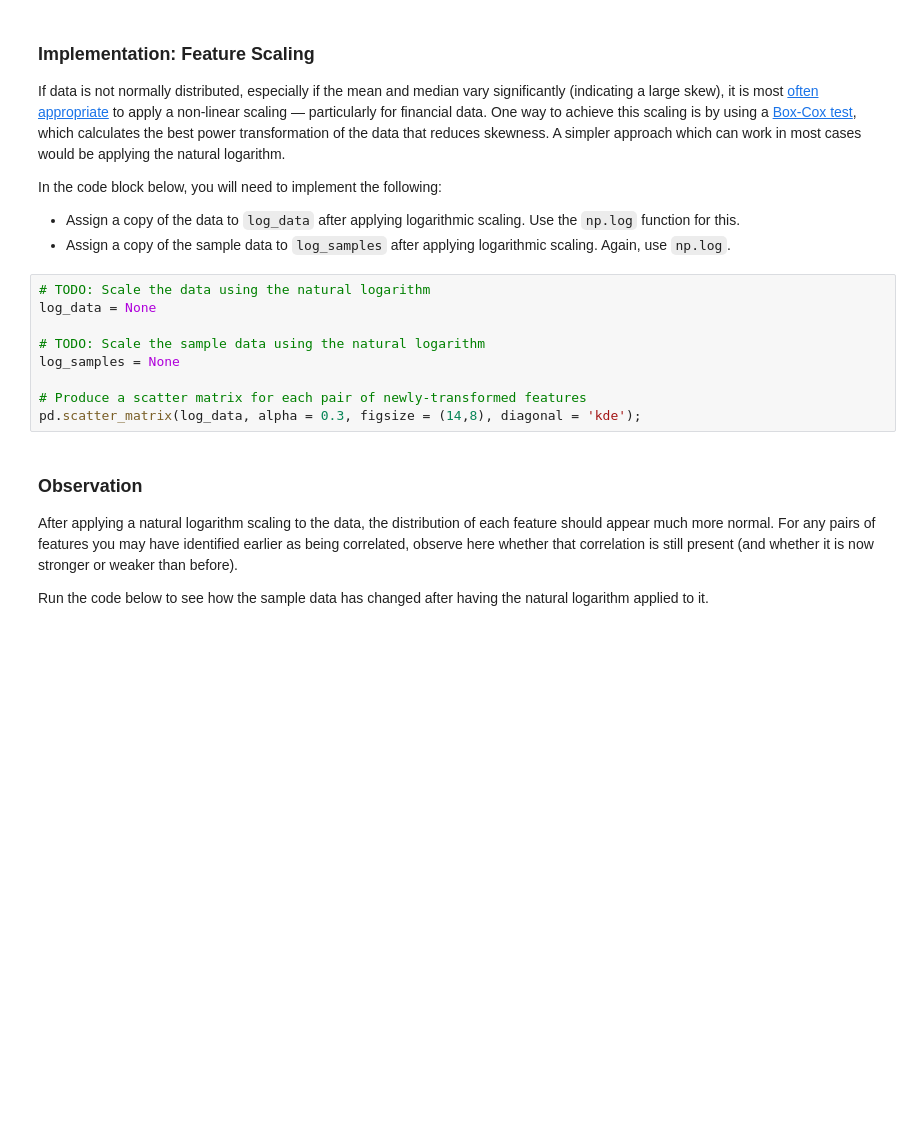
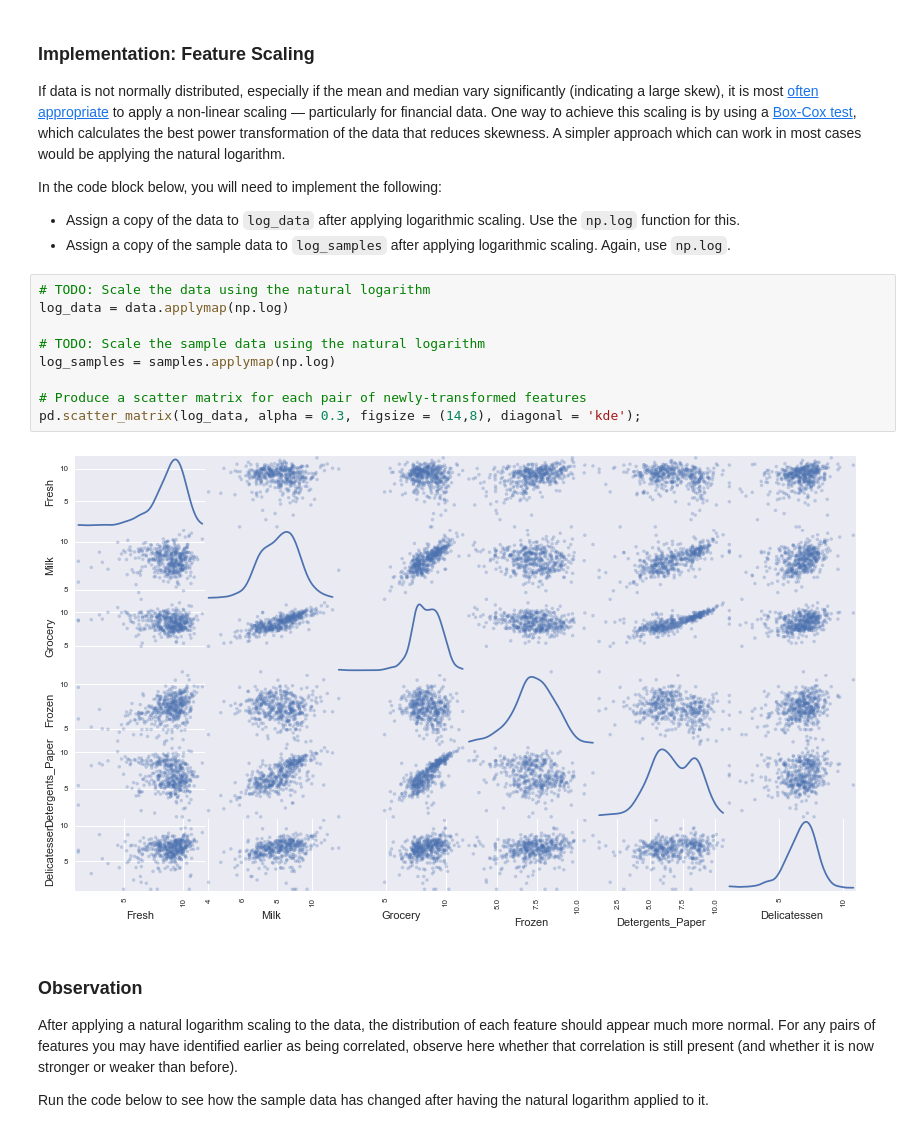
Before and after one commit to Ryanglambert/machine-learning, a Jupyter notebook: projects/customer_segments/customer_segments.ipynb, the cells around one changed output. Saved outputs shown, nothing was run; the diff lists cells and outputs as text; blank space fills up the shorter version.

```diff
--- a/projects/customer_segments/customer_segments.ipynb
+++ b/projects/customer_segments/customer_segments.ipynb
@@ -156,13 +211,15 @@ In the code block below, you will need to implement the following:
  - Assign a copy of the sample data to `log_samples` after applying logarithmic scaling. Again, use `np.log`.
 # %%
 # TODO: Scale the data using the natural logarithm
-log_data = None
+log_data = data.applymap(np.log)
 
 # TODO: Scale the sample data using the natural logarithm
-log_samples = None
+log_samples = samples.applymap(np.log)
 
 # Produce a scatter matrix for each pair of newly-transformed features
 pd.scatter_matrix(log_data, alpha = 0.3, figsize = (14,8), diagonal = 'kde');
+# %% [output]
+[figure, added]
 # %% [markdown]
 ### Observation
 After applying a natural logarithm scaling to the data, the distribution of each feature should appear much more normal. For any pairs of features you may have identified earlier as being correlated, observe here whether that correlation is still present (and whether it is now stronger or weaker than before).
```
Also changed, not shown: parts of 55 cells of this notebook.
